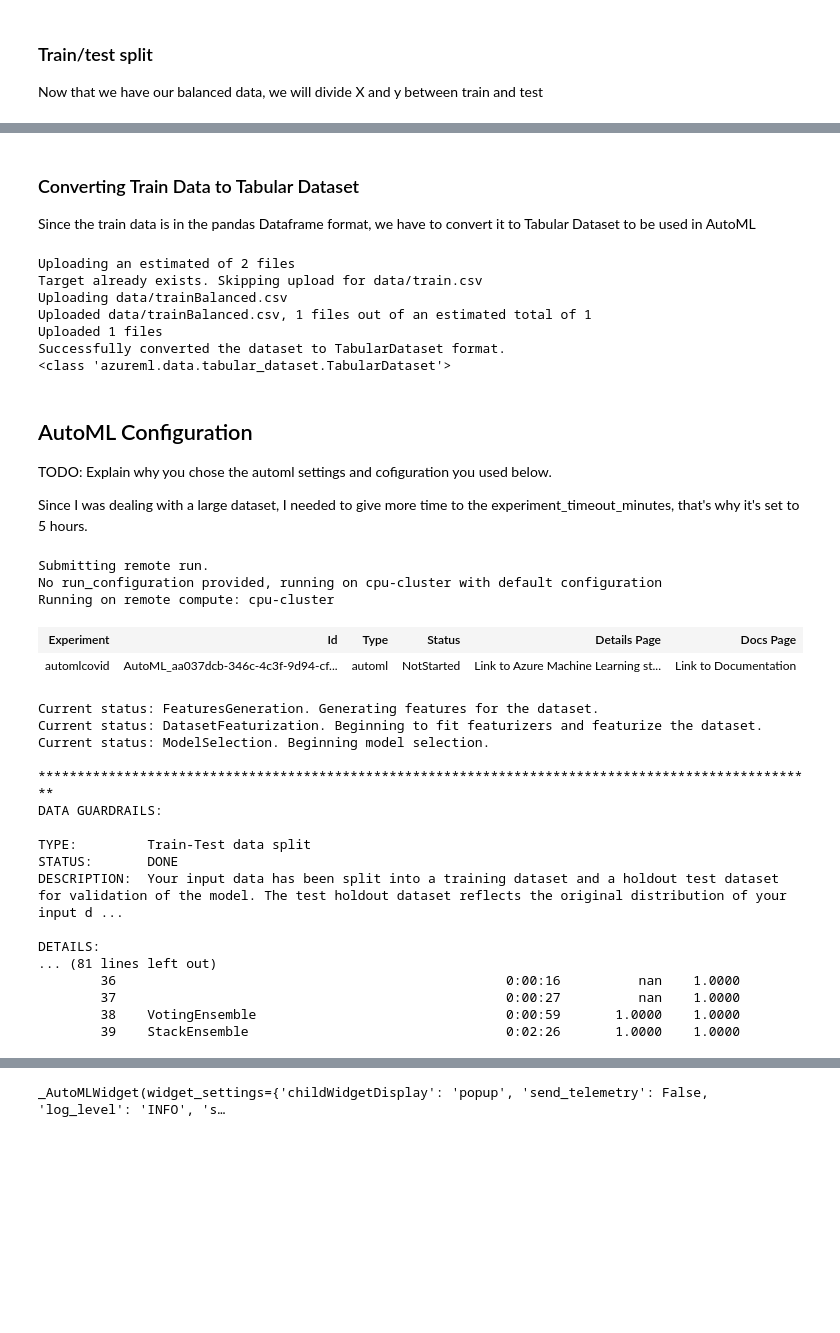
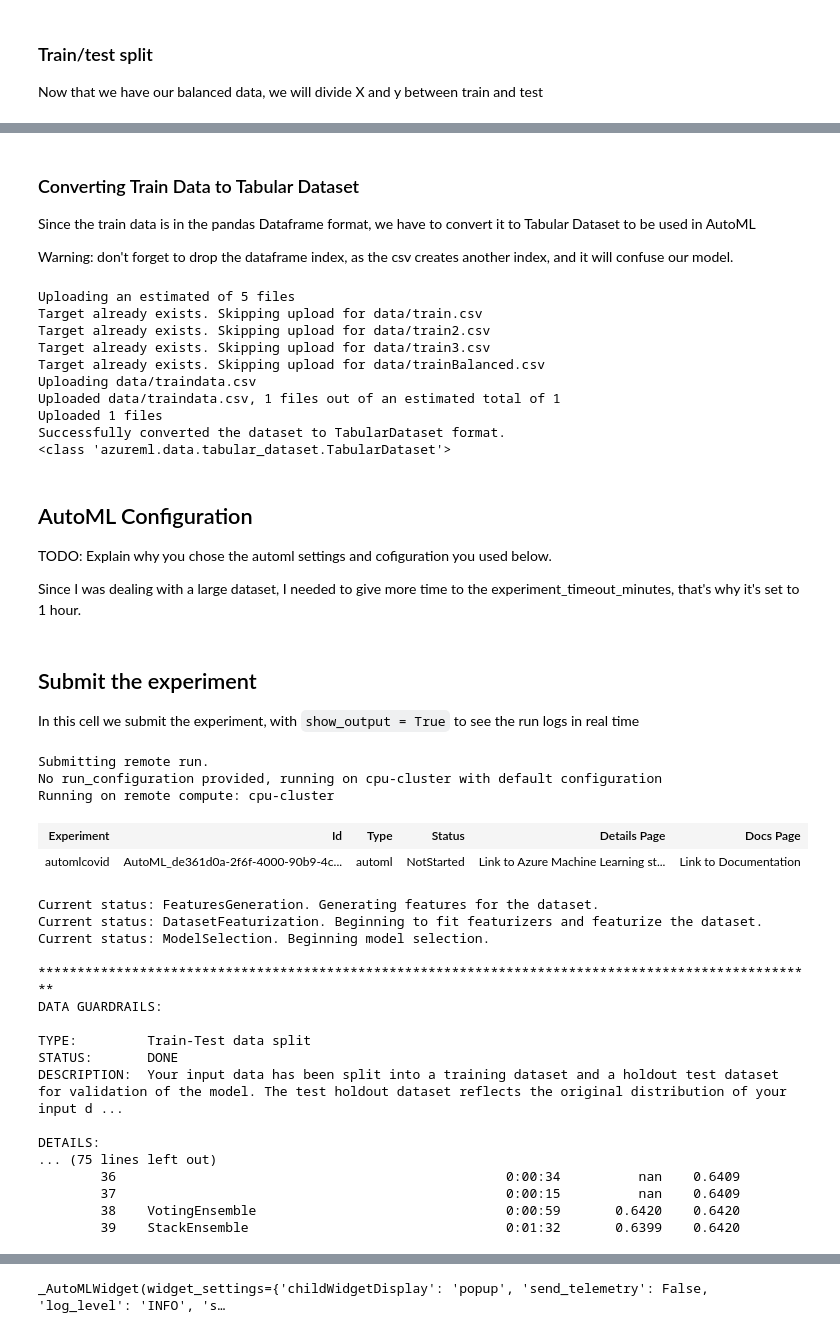
Before and after one commit to georgetegral/Capstone-Azure-Machine-Learning-Engineer, a Jupyter notebook: automl.ipynb, the cells around one changed output, grey strips where cells are left out. Saved outputs shown, nothing was run; the diff lists cells and outputs as text; code cells hidden in the pictures; blank space fills up the shorter version.

Commit message:
Advanced up until automl model deployment

```diff
--- a/automl.ipynb
+++ b/automl.ipynb
@@ -91,7 +91,7 @@ try:
     print("Found existing compute cluster...")
 except:
     print("Creating new compute cluster...")
-    compute_config = AmlCompute.provisioning_configuration(vm_size='STANDARD_D2_V2', max_nodes=4, min_nodes=1)
+    compute_config = AmlCompute.provisioning_configuration(vm_size='STANDARD_D16s_V3', max_nodes=4, min_nodes=1)
     compute_target = ComputeTarget.create(ws, compute_cluster_name, compute_config)
 
 compute_target.wait_for_completion(show_output=True)
@@ -221,6 +267,8 @@ UCI
 # %% [markdown]
 ### Converting Train Data to Tabular Dataset
 Since the train data is in the pandas Dataframe format, we have to convert it to Tabular Dataset to be used in AutoML
+
+Warning: don't forget to drop the dataframe index, as the csv creates another index, and it will confuse our model.
 # %%
 #Convert train_data (Which are in pandas DataFrame format) to TabularDataset format.
 try:
@@ -228,20 +276,23 @@ try:
 except OSError as error:
     print('New directory cannot be created')
 
-path = 'data/trainBalanced.csv'
-train_data.to_csv(path)
+path = 'data/traindata.csv'
+train_data.to_csv(path, index= False)
 
 datastore = ws.get_default_datastore()
 datastore.upload(src_dir='data', target_path='data')
 
-train_data = TabularDatasetFactory.from_delimited_files(path=[(datastore, ('data/trainBalanced.csv'))])
+train_data = TabularDatasetFactory.from_delimited_files(path=[(datastore, ('data/traindata.csv'))])
 print("Successfully converted the dataset to TabularDataset format.")
 print(type(train_data))
 # %% [output]
-Uploading an estimated of 2 files
+Uploading an estimated of 5 files
 Target already exists. Skipping upload for data/train.csv
-Uploading data/trainBalanced.csv
-Uploaded data/trainBalanced.csv, 1 files out of an estimated total of 1
+Target already exists. Skipping upload for data/train2.csv
+Target already exists. Skipping upload for data/train3.csv
+Target already exists. Skipping upload for data/trainBalanced.csv
+Uploading data/traindata.csv
+Uploaded data/traindata.csv, 1 files out of an estimated total of 1
 Uploaded 1 files
 Successfully converted the dataset to TabularDataset format.
 <class 'azureml.data.tabular_dataset.TabularDataset'>
@@ -250,7 +301,7 @@ Successfully converted the dataset to TabularDataset format.
 
 TODO: Explain why you chose the automl settings and cofiguration you used below.
 
-Since I was dealing with a large dataset, I needed to give more time to the experiment_timeout_minutes, that's why it's set to 5 hours.
+Since I was dealing with a large dataset, I needed to give more time to the experiment_timeout_minutes, that's why it's set to 1 hour.
 # %%
 # TODO: Put your automl settings here
 automl_settings = {
@@ -270,16 +321,18 @@ automl_config = AutoMLConfig(
     debug_log = "automl_errors.log",
     **automl_settings
 )
+# %% [markdown]
+## Submit the experiment
+In this cell we submit the experiment, with `show_output = True` to see the run logs in real time
 # %%
-# TODO: Submit your experiment
-#remote_run = experiment.submit(automl_config, show_output = True)
-remote_run = experiment.submit(automl_config)
+#Submit the experiment
+remote_run = experiment.submit(automl_config, show_output = True)
 # %% [output]
 Submitting remote run.
 No run_configuration provided, running on cpu-cluster with default configuration
 Running on remote compute: cpu-cluster
 | Experiment | Id | Type | Status | Details Page | Docs Page |
-| automlcovid | AutoML_aa037dcb-346c-4c3f-9d94-cf... | automl | NotStarted | Link to Azure Machine Learning st... | Link to Documentation |
+| automlcovid | AutoML_de361d0a-2f6f-4000-90b9-4c... | automl | NotStarted | Link to Azure Machine Learning st... | Link to Documentation |
 Current status: FeaturesGeneration. Generating features for the dataset.
 Current status: DatasetFeaturization. Beginning to fit featurizers and featurize the dataset.
 Current status: ModelSelection. Beginning model selection.
@@ -292,8 +345,8 @@ STATUS:       DONE
 DESCRIPTION:  Your input data has been split into a training dataset and a holdout test dataset for validation of the model. The test holdout dataset reflects the original distribution of your input d ...
 
 DETAILS:
-... (81 lines left out)
-        36                                                  0:00:16          nan    1.0000
-        37                                                  0:00:27          nan    1.0000
-        38    VotingEnsemble                                0:00:59       1.0000    1.0000
-        39    StackEnsemble                                 0:02:26       1.0000    1.0000
+... (75 lines left out)
+        36                                                  0:00:34          nan    0.6409
+        37                                                  0:00:15          nan    0.6409
+        38    VotingEnsemble                                0:00:59       0.6420    0.6420
+        39    StackEnsemble                                 0:01:32       0.6399    0.6420
```
Also changed, not shown: parts of 19 cells of this notebook, 3 other files.
